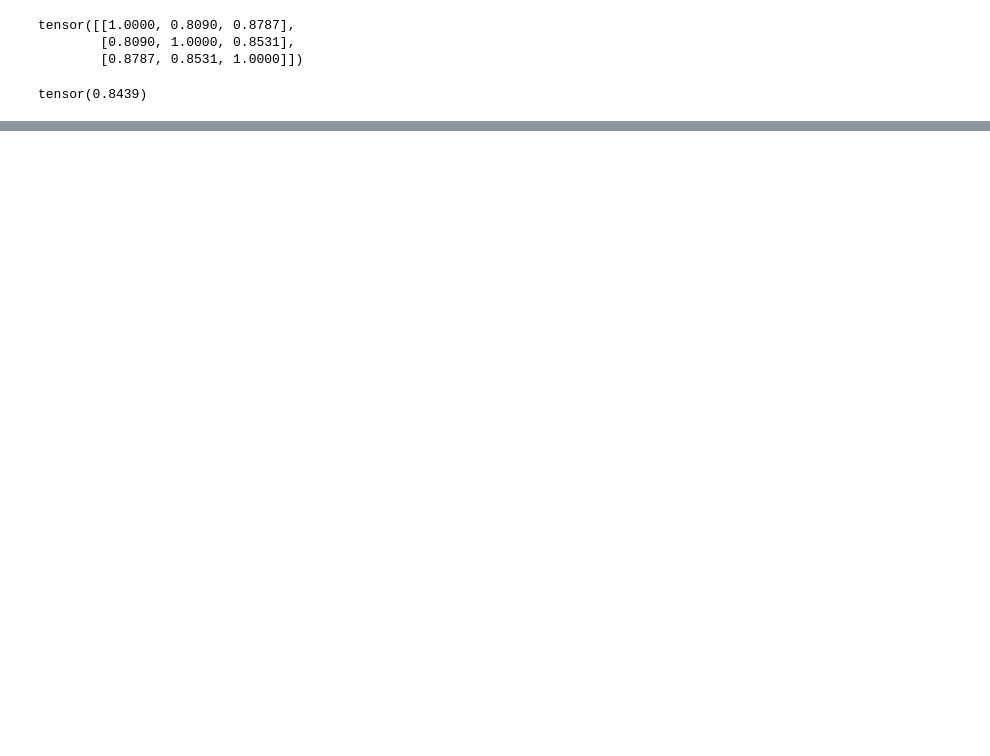
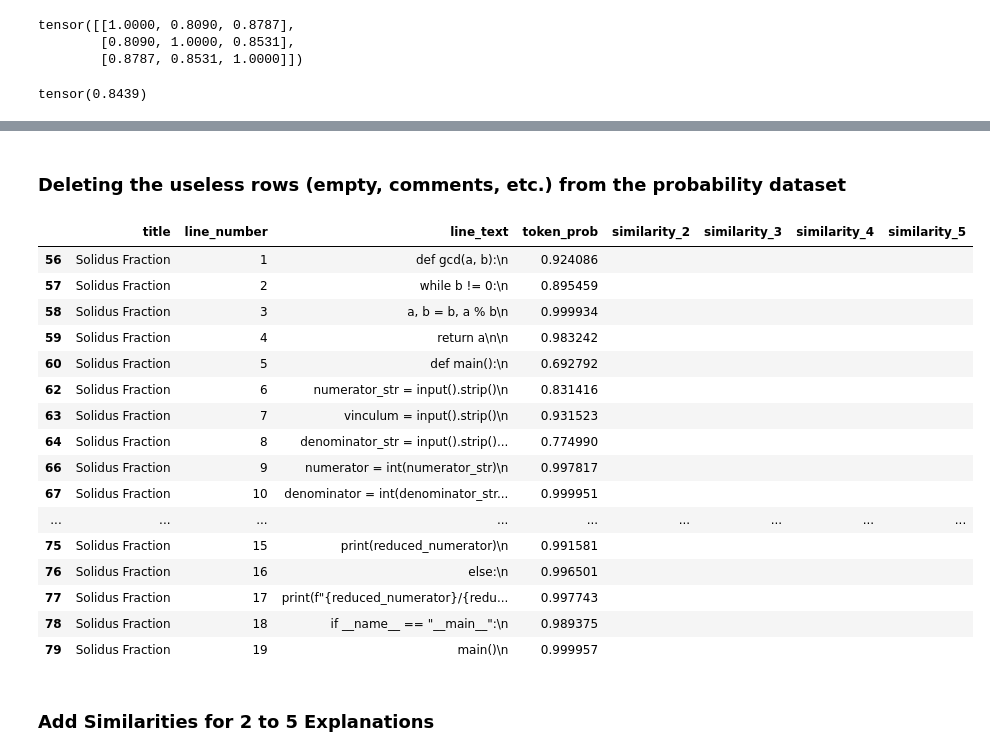
Before and after one commit to CristinaRacovita/codegen-uncertainty, a Jupyter notebook: sentence_similarity.ipynb, the cells around one changed output, grey strips where cells are left out. Saved outputs shown, nothing was run; the diff lists cells and outputs as text; code cells hidden in the pictures; blank space fills up the shorter version.

Commit message:
create similarity measure dataset

```diff
--- a/sentence_similarity.ipynb
+++ b/sentence_similarity.ipynb
@@ -73,0 +161,9 @@ tensor(0.8439)
+# %%
+python_probabilities = pd.read_csv('datasets/probabilities_python_final.csv')
+# %%
+python_probabilities['similarity_2'] = ''
+python_probabilities['similarity_3'] = ''
+python_probabilities['similarity_4'] = ''
+python_probabilities['similarity_5'] = ''
+# %%
+python_probabilities = python_probabilities[python_probabilities['line_number'] != 0]
@@ -73,0 +181,2 @@ tensor(0.8439)
+# %% [markdown]
+### Deleting the useless rows (empty, comments, etc.) from the probability dataset
@@ -73,0 +194,24 @@ tensor(0.8439)
+# %%
+python_probabilities['line_number'] = python_probabilities.groupby('title').cumcount()+1
+# %%
+python_probabilities[python_probabilities['title'] == 'Solidus Fraction']
+# %% [output]
+|  | title | line_number | line_text | token_prob | similarity_2 | similarity_3 | similarity_4 | similarity_5 |
+| 56 | Solidus Fraction | 1 | def gcd(a, b):\n | 0.924086 |  |  |  |  |
+| 57 | Solidus Fraction | 2 | while b != 0:\n | 0.895459 |  |  |  |  |
+| 58 | Solidus Fraction | 3 | a, b = b, a % b\n | 0.999934 |  |  |  |  |
+| 59 | Solidus Fraction | 4 | return a\n\n | 0.983242 |  |  |  |  |
+| 60 | Solidus Fraction | 5 | def main():\n | 0.692792 |  |  |  |  |
+| 62 | Solidus Fraction | 6 | numerator_str = input().strip()\n | 0.831416 |  |  |  |  |
+| 63 | Solidus Fraction | 7 | vinculum = input().strip()\n | 0.931523 |  |  |  |  |
+| 64 | Solidus Fraction | 8 | denominator_str = input().strip()... | 0.774990 |  |  |  |  |
+| 66 | Solidus Fraction | 9 | numerator = int(numerator_str)\n | 0.997817 |  |  |  |  |
+| 67 | Solidus Fraction | 10 | denominator = int(denominator_str... | 0.999951 |  |  |  |  |
+| ... | ... | ... | ... | ... | ... | ... | ... | ... |
+| 75 | Solidus Fraction | 15 | print(reduced_numerator)\n | 0.991581 |  |  |  |  |
+| 76 | Solidus Fraction | 16 | else:\n | 0.996501 |  |  |  |  |
+| 77 | Solidus Fraction | 17 | print(f"{reduced_numerator}/{redu... | 0.997743 |  |  |  |  |
+| 78 | Solidus Fraction | 18 | if __name__ == "__main__":\n | 0.989375 |  |  |  |  |
+| 79 | Solidus Fraction | 19 | main()\n | 0.999957 |  |  |  |  |
+# %% [markdown]
+### Add Similarities for 2 to 5 Explanations
```
Also changed, not shown: parts of 17 cells of this notebook.
